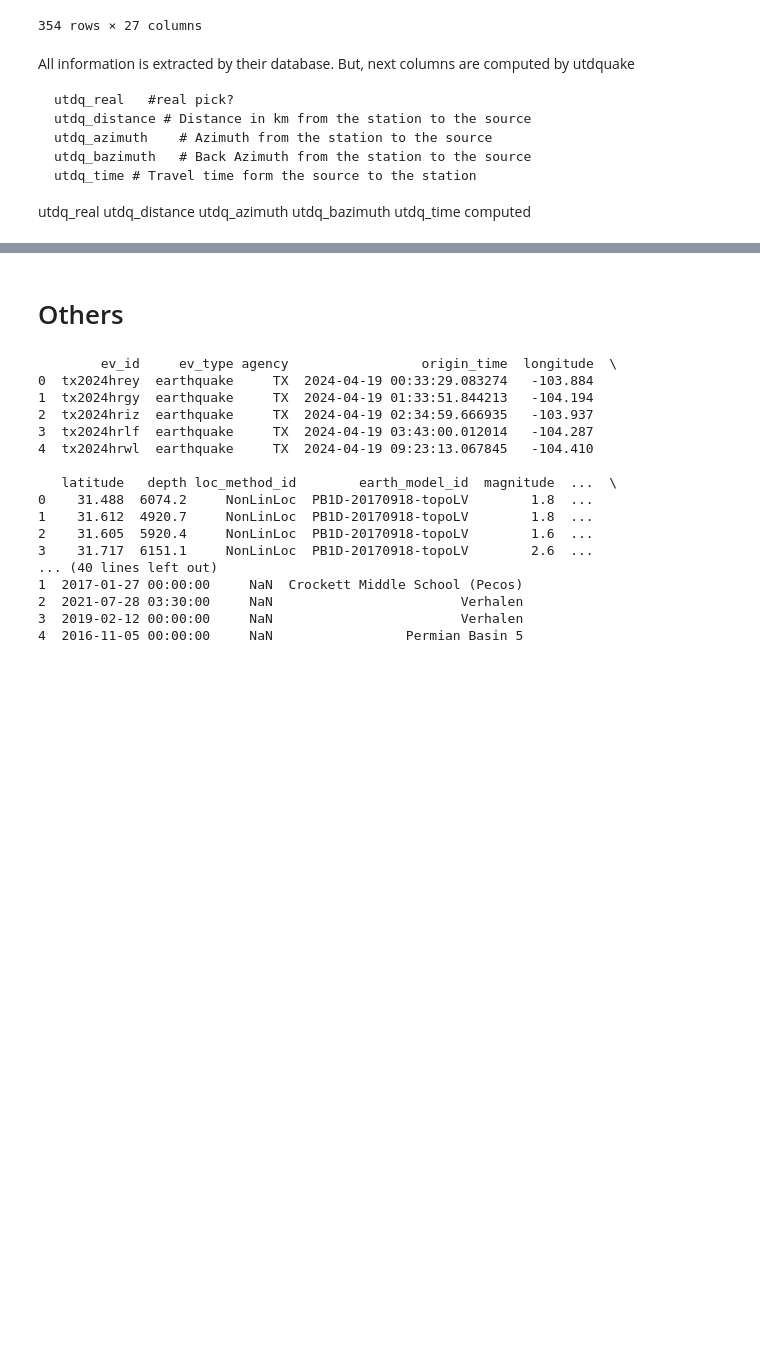
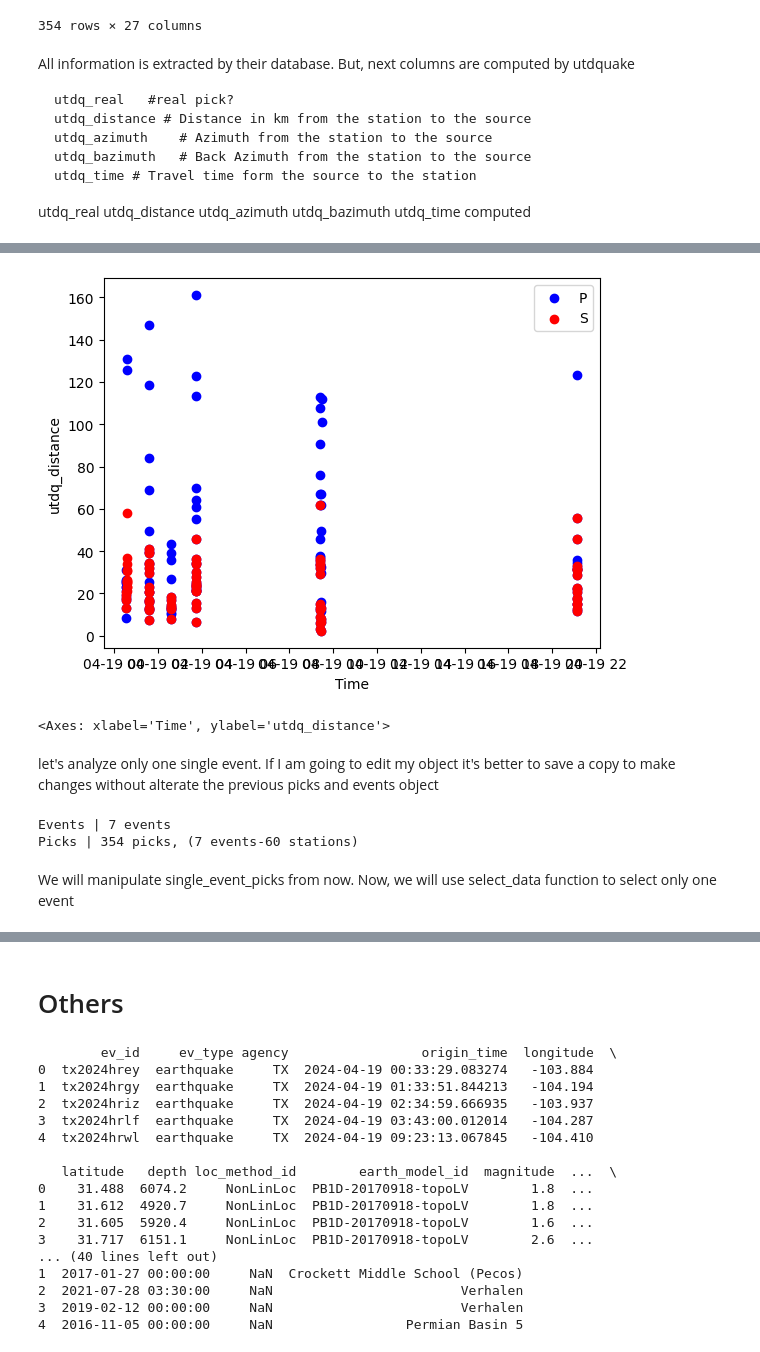
Before and after one commit to ecastillot/UTDQuake, a Jupyter notebook: examples/utd_client.ipynb, the cells around one changed output, grey strips where cells are left out. Saved outputs shown, nothing was run; the diff lists cells and outputs as text; code cells hidden in the pictures; blank space fills up the shorter version.

```diff
--- a/examples/utd_client.ipynb
+++ b/examples/utd_client.ipynb
@@ -248,0 +301,17 @@ utdq_real	utdq_distance	utdq_azimuth	utdq_bazimuth	utdq_time computed
+# %%
+picks.plot()
+# %% [output]
+[figure, added]
+<Axes: xlabel='Time', ylabel='utdq_distance'>
+# %% [markdown]
+let's analyze only one single event. If I am going to edit my object it's better to save a copy to make changes without alterate the previous picks and events object
+# %%
+single_event = events.copy()
+single_event_picks = picks.copy()
+print(single_event)
+print(single_event_picks)
+# %% [output]
+Events | 7 events
+Picks | 354 picks, (7 events-60 stations)
+# %% [markdown]
+We will manipulate single_event_picks from now. Now, we will use select_data function to select only one event
```
Also changed, not shown: parts of 19 cells of this notebook, 13 other files.
